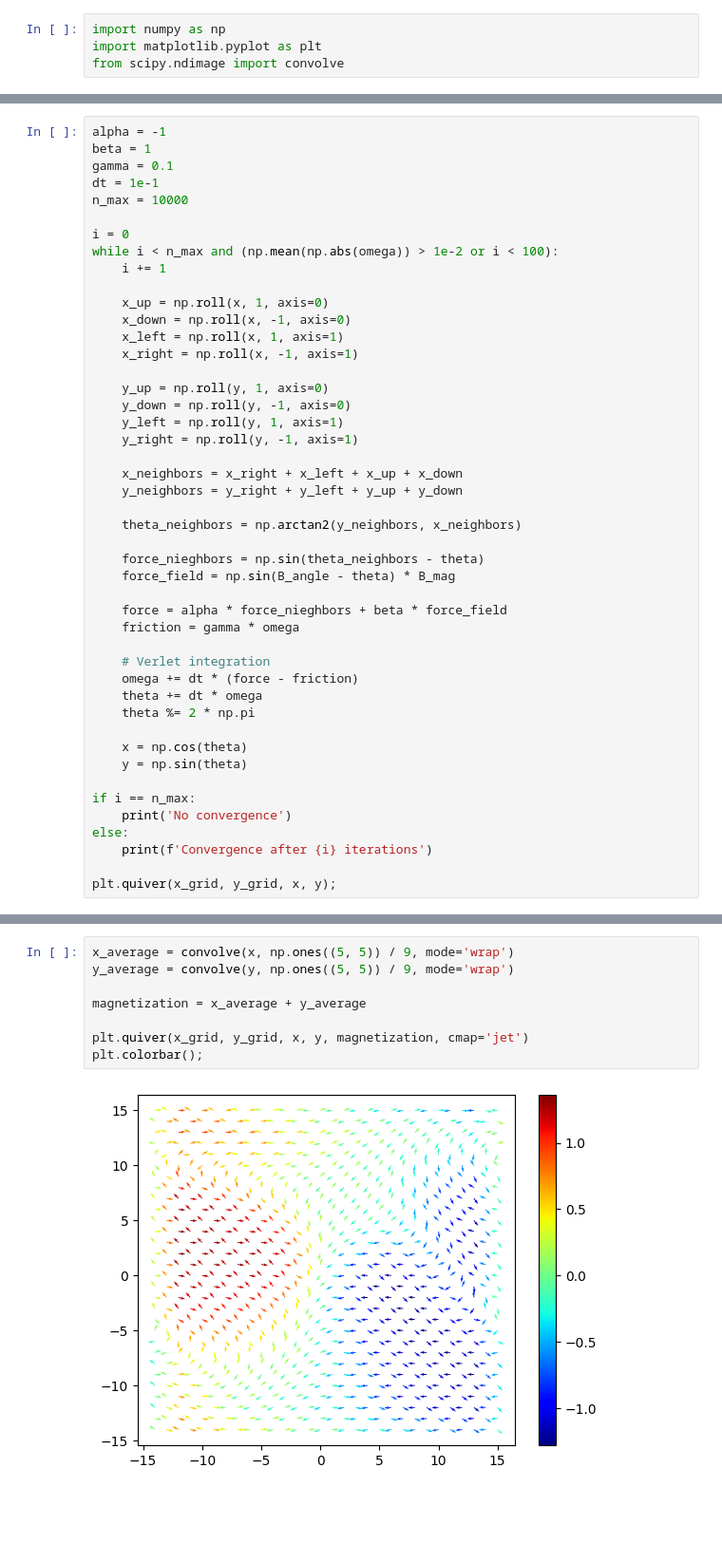
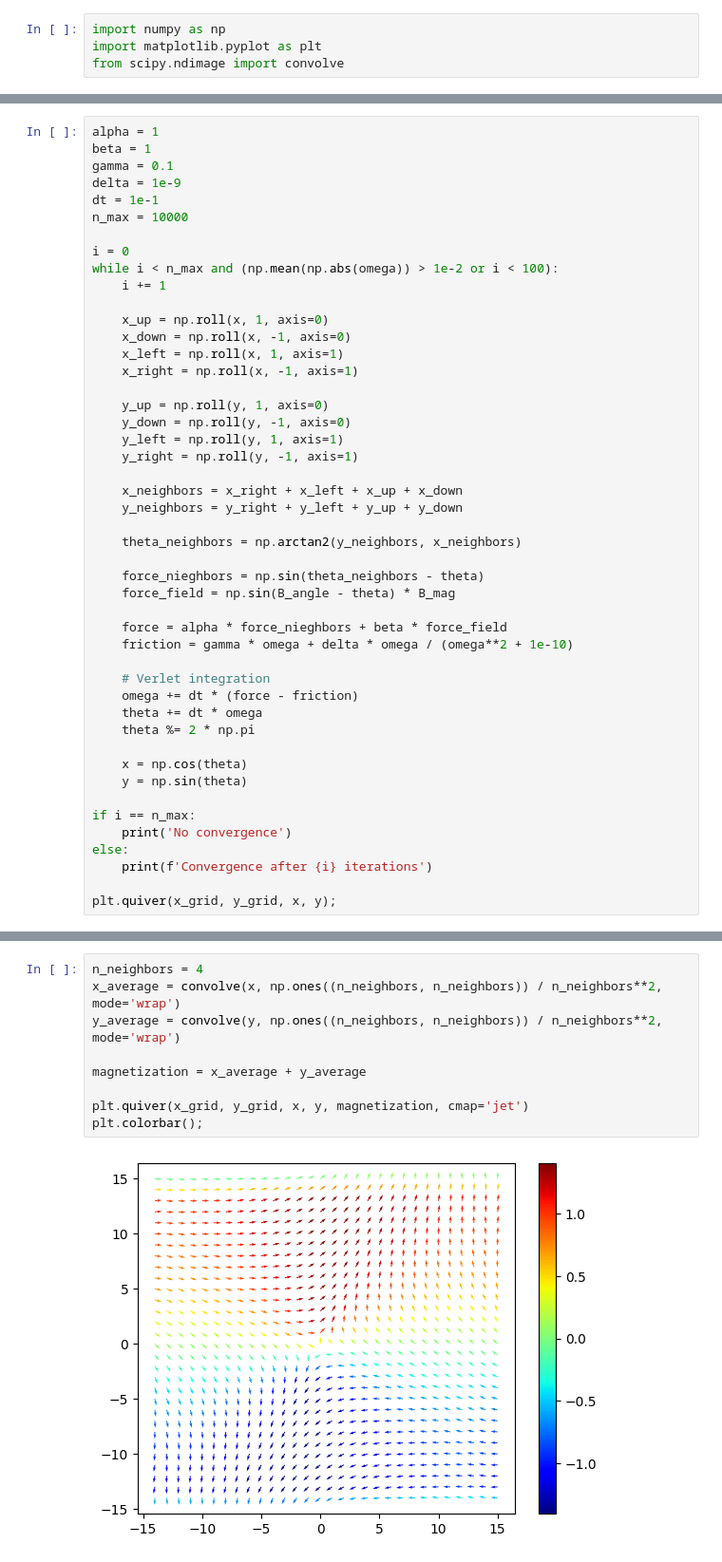
Before and after one commit to TimBerti/magnetic-dipole-lattice, a Jupyter notebook: notebooks/xy_model.ipynb, the cells around one changed output, grey strips where cells are left out. Shown at 95% size. Saved outputs shown, nothing was run; the diff lists cells and outputs as text; blank space fills up the shorter version.

Commit message:
static friction and turn of B field

```diff
--- a/notebooks/xy_model.ipynb
+++ b/notebooks/xy_model.ipynb
@@ -37,7 +38,8 @@ plt.quiver(x_grid, y_grid, B_x, B_y);
 # %%
-alpha = -1
+alpha = 1
 beta = 1
 gamma = 0.1
+delta = 1e-9
 dt = 1e-1
 n_max = 10000
 
@@ -64,7 +66,7 @@ while i < n_max and (np.mean(np.abs(omega)) > 1e-2 or i < 100):
     force_field = np.sin(B_angle - theta) * B_mag
 
     force = alpha * force_nieghbors + beta * force_field
-    friction = gamma * omega
+    friction = gamma * omega + delta * omega / (omega**2 + 1e-10)
 
     # Verlet integration
     omega += dt * (force - friction)
@@ -86,10 +88,11 @@ Convergence after 1186 iterations
 # %%
-x_average = convolve(x, np.ones((5, 5)) / 9, mode='wrap')
-y_average = convolve(y, np.ones((5, 5)) / 9, mode='wrap')
+n_neighbors = 4
+x_average = convolve(x, np.ones((n_neighbors, n_neighbors)) / n_neighbors**2, mode='wrap')
+y_average = convolve(y, np.ones((n_neighbors, n_neighbors)) / n_neighbors**2, mode='wrap')
 
 magnetization = x_average + y_average
 
 plt.quiver(x_grid, y_grid, x, y, magnetization, cmap='jet')
 plt.colorbar();
 # %% [output]
-[figure, old version]
+[figure, new version]
```
Also changed, not shown: parts of 4 cells of this notebook.
